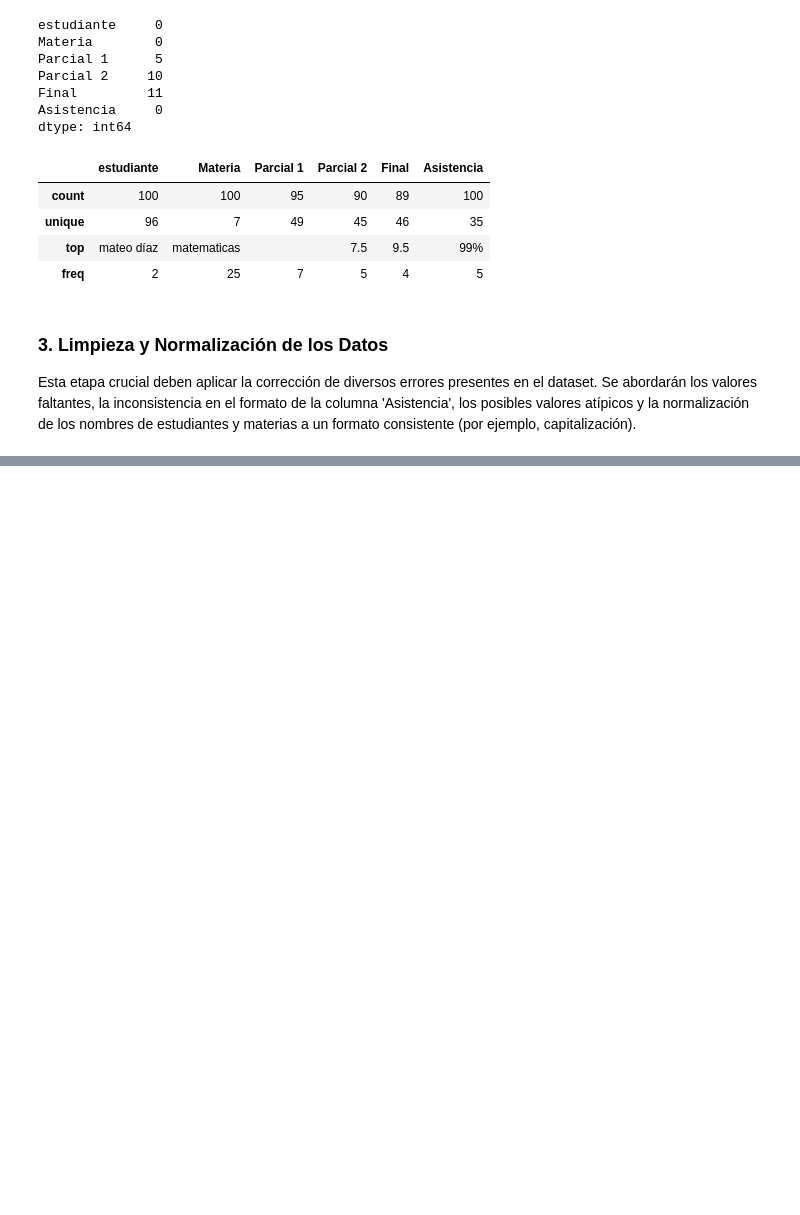
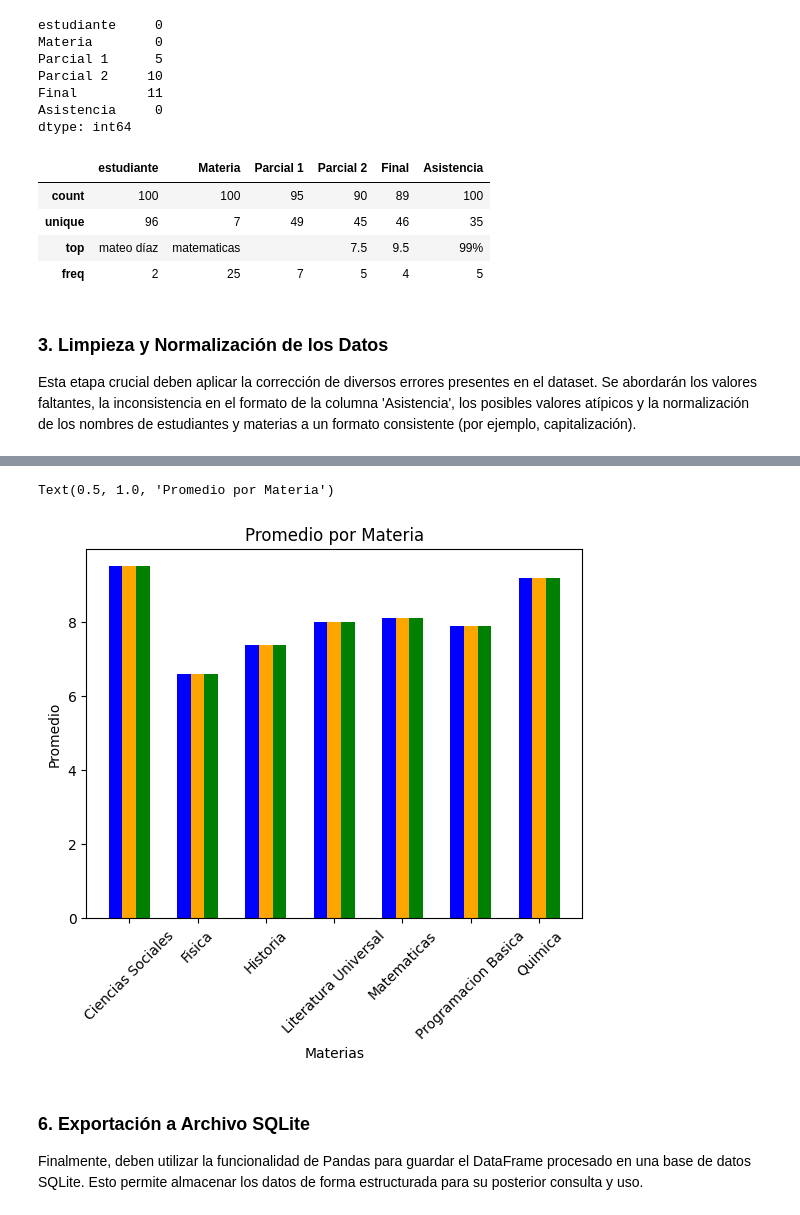
Before and after one commit to sr-roboto/modelo_examen_practico, a Jupyter notebook: main.ipynb, the cells around one changed output, grey strips where cells are left out. Saved outputs shown, nothing was run; the diff lists cells and outputs as text; code cells hidden in the pictures; blank space fills up the shorter version.

```diff
--- a/main.ipynb
+++ b/main.ipynb
@@ -81,0 +105,4 @@ Esta etapa crucial deben aplicar la corrección de diversos errores presentes en
+# %%
+df['Asistencia'] = df['Asistencia'].str.replace('%', '')
+df['Asistencia'] = pd.to_numeric(df['Asistencia'], errors='coerce')
+df['Asistencia']
@@ -81,0 +122,3 @@ Esta etapa crucial deben aplicar la corrección de diversos errores presentes en
+# %%
+df['estudiante'] = df['estudiante'].str.title()
+df['estudiante']
@@ -81,0 +138,3 @@ Esta etapa crucial deben aplicar la corrección de diversos errores presentes en
+# %%
+df['Materia'] = df['Materia'].str.title()
+df['Materia']
@@ -95,0 +216,3 @@ Finalmente, deben utilizar la funcionalidad de Pandas para guardar el DataFrame
+# %%
+promedio_materia = df.groupby('Materia')[['Parcial 1', 'Parcial 2', 'Final']].mean().round(2)
+promedio_materia
@@ -95,0 +233,18 @@ Finalmente, deben utilizar la funcionalidad de Pandas para guardar el DataFrame
+# %%
+x = np.arange(len(promedio_materia))
+plt.bar(x, promedio_materia['Parcial 1'], width=0.2, label='Parcial 1', color='blue')
+plt.bar(x + 0.2, promedio_materia['Parcial 2'], width=0.2, label='Parcial 2', color='orange')
+plt.bar(x + 0.4, promedio_materia['Final'], width=0.2, label='Final', color='green')
+plt.xticks(x + 0.2, promedio_materia.index, rotation=45)
+plt.xlabel('Materias')
+plt.ylabel('Promedio')
+plt.title('Promedio por Materia')
+# %% [output]
+Text(0.5, 1.0, 'Promedio por Materia')
+[figure, added]
+# %% [markdown]
+
+
+### 6. Exportación a Archivo SQLite
+
+Finalmente, deben utilizar la funcionalidad de Pandas para guardar el DataFrame procesado en una base de datos SQLite. Esto permite almacenar los datos de forma estructurada para su posterior consulta y uso.
```
Also changed, not shown: parts of 14 cells of this notebook.
